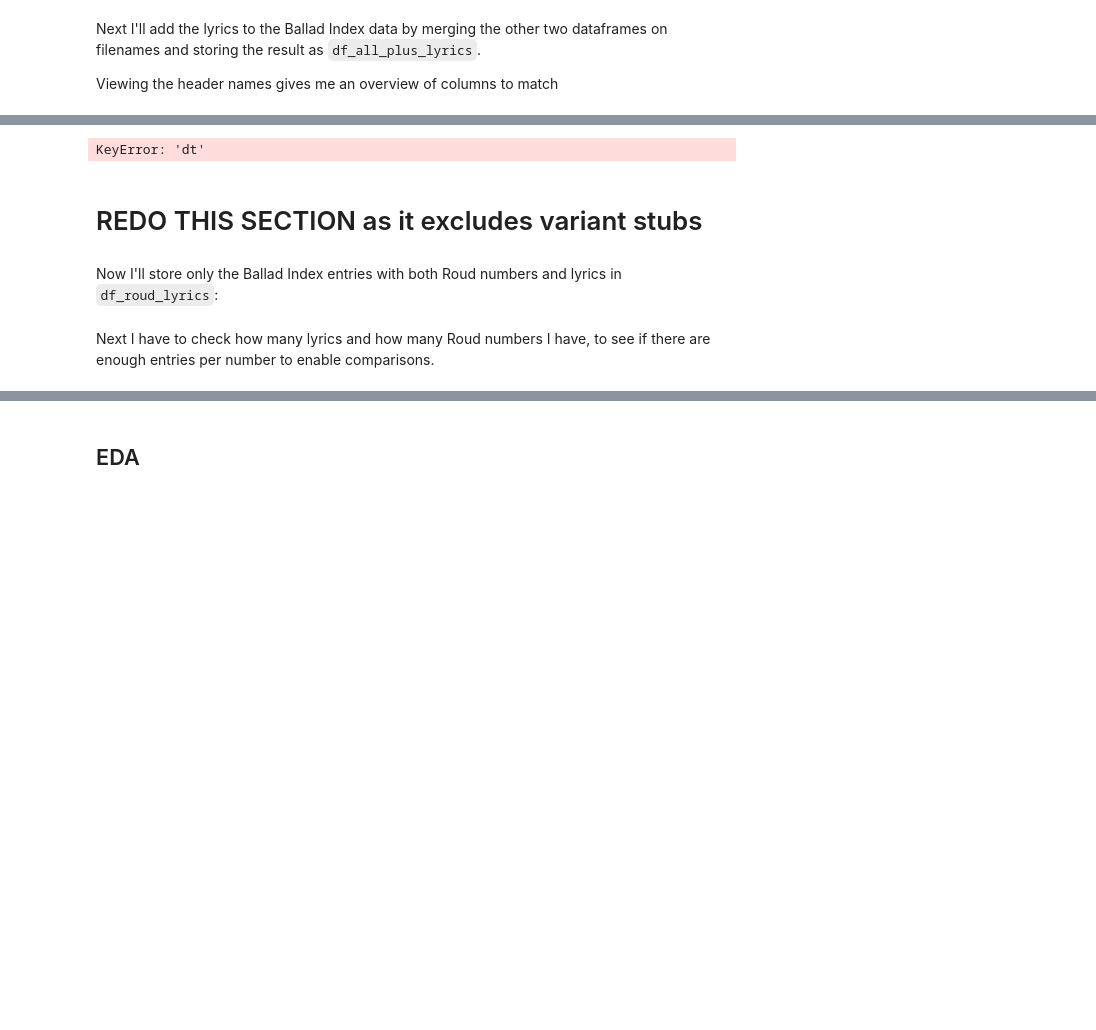
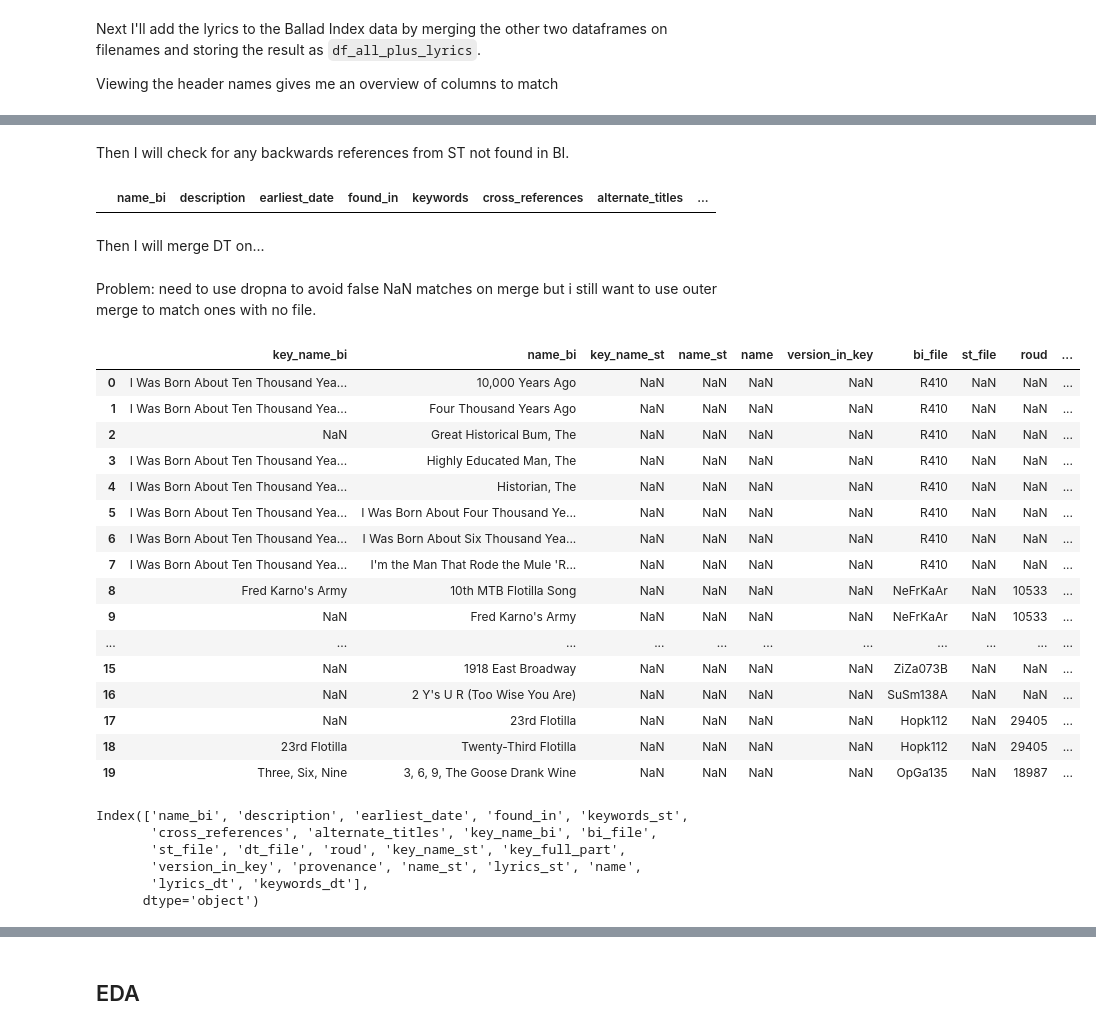
Before and after one commit to sian0x0/Roud-Song-Clusters, a Jupyter notebook: Roud-Clusters.ipynb, the cells around one changed output, grey strips where cells are left out. Cells and saved outputs as stored; diff of their text form; code cells hidden in the pictures; blank space fills up the shorter version.

```diff
--- a/Roud-Clusters.ipynb
+++ b/Roud-Clusters.ipynb
@@ -937,0 +936,2 @@ Index(['dt_file', 'name', 'lyrics', 'keywords'], dtype='object')
+# %%
+df_all_plus_lyrics_test = df_bi_test.merge(df_st, how='outer', on='bi_file', suffixes=('_bi', '_st'))
@@ -938,9 +958,12 @@ Index(['dt_file', 'name', 'lyrics', 'keywords'], dtype='object')
+# %% [markdown]
+Then I will check for any backwards references from ST not found in BI.
+# %%
+df_all_plus_lyrics_test[(df_all_plus_lyrics_test.st_file.str.split().str.get(0) != df_all_plus_lyrics_test.bi_file) & df_all_plus_lyrics_test.st_file.notna() & df_all_plus_lyrics_test.bi_file.isna()]
+# %% [output]
+|  | name_bi | description | earliest_date | found_in | keywords | cross_references | alternate_titles | ... |
+# %% [markdown]
+Then I will merge DT on...
+# %% [markdown]
+Problem: need to use dropna to avoid false NaN matches on merge but i still want to use outer merge to match ones with no file.
 # %%
-df_all_plus_lyrics = df_bi.merge(df_dt, how='outer', on='dt')
-df_all_plus_lyrics
+df_all_plus_lyrics_test = df_all_plus_lyrics_test.merge(df_dt, how='outer', on='dt_file', suffixes=('_st', '_dt'))
-# %% [output]
-KeyError: 'dt'
-# %% [markdown]
-# REDO THIS SECTION as it excludes variant stubs
-# %% [markdown]
-Now I'll store only the Ballad Index entries with both Roud numbers and lyrics in `df_roud_lyrics`:
@@ -949,2 +969,0 @@ Now I'll store only the Ballad Index entries with both Roud numbers and lyrics i
-# %% [markdown]
-Next I have to check how many lyrics and how many Roud numbers I have, to see if there are enough entries per number to enable comparisons.
@@ -952,0 +970,29 @@ df_roud_lyrics.roud.nunique()
+# %%
+df_all_plus_lyrics_test[['key_name_bi', 'name_bi', 'key_name_st', 'name_st', 'name', 'version_in_key', 'bi_file', 'st_file', 'roud', 'lyrics_st', 'lyrics_dt']].head(20)
+# %% [output]
+|  | key_name_bi | name_bi | key_name_st | name_st | name | version_in_key | bi_file | st_file | roud | ... |
+| 0 | I Was Born About Ten Thousand Yea... | 10,000 Years Ago | NaN | NaN | NaN | NaN | R410 | NaN | NaN | ... |
+| 1 | I Was Born About Ten Thousand Yea... | Four Thousand Years Ago | NaN | NaN | NaN | NaN | R410 | NaN | NaN | ... |
+| 2 | NaN | Great Historical Bum, The | NaN | NaN | NaN | NaN | R410 | NaN | NaN | ... |
+| 3 | I Was Born About Ten Thousand Yea... | Highly Educated Man, The | NaN | NaN | NaN | NaN | R410 | NaN | NaN | ... |
+| 4 | I Was Born About Ten Thousand Yea... | Historian, The | NaN | NaN | NaN | NaN | R410 | NaN | NaN | ... |
+| 5 | I Was Born About Ten Thousand Yea... | I Was Born About Four Thousand Ye... | NaN | NaN | NaN | NaN | R410 | NaN | NaN | ... |
+| 6 | I Was Born About Ten Thousand Yea... | I Was Born About Six Thousand Yea... | NaN | NaN | NaN | NaN | R410 | NaN | NaN | ... |
+| 7 | I Was Born About Ten Thousand Yea... | I'm the Man That Rode the Mule 'R... | NaN | NaN | NaN | NaN | R410 | NaN | NaN | ... |
+| 8 | Fred Karno's Army | 10th MTB Flotilla Song | NaN | NaN | NaN | NaN | NeFrKaAr | NaN | 10533 | ... |
+| 9 | NaN | Fred Karno's Army | NaN | NaN | NaN | NaN | NeFrKaAr | NaN | 10533 | ... |
+| ... | ... | ... | ... | ... | ... | ... | ... | ... | ... | ... |
+| 15 | NaN | 1918 East Broadway | NaN | NaN | NaN | NaN | ZiZa073B | NaN | NaN | ... |
+| 16 | NaN | 2 Y's U R (Too Wise You Are) | NaN | NaN | NaN | NaN | SuSm138A | NaN | NaN | ... |
+| 17 | NaN | 23rd Flotilla | NaN | NaN | NaN | NaN | Hopk112 | NaN | 29405 | ... |
+| 18 | 23rd Flotilla | Twenty-Third Flotilla | NaN | NaN | NaN | NaN | Hopk112 | NaN | 29405 | ... |
+| 19 | Three, Six, Nine | 3, 6, 9, The Goose Drank Wine | NaN | NaN | NaN | NaN | OpGa135 | NaN | 18987 | ... |
+# %%
+df_all_plus_lyrics_test.columns
+# %% [output]
+Index(['name_bi', 'description', 'earliest_date', 'found_in', 'keywords_st',
+       'cross_references', 'alternate_titles', 'key_name_bi', 'bi_file',
+       'st_file', 'dt_file', 'roud', 'key_name_st', 'key_full_part',
+       'version_in_key', 'provenance', 'name_st', 'lyrics_st', 'name',
+       'lyrics_dt', 'keywords_dt'],
+      dtype='object')
```
Also changed, not shown: parts of 38 cells of this notebook.
